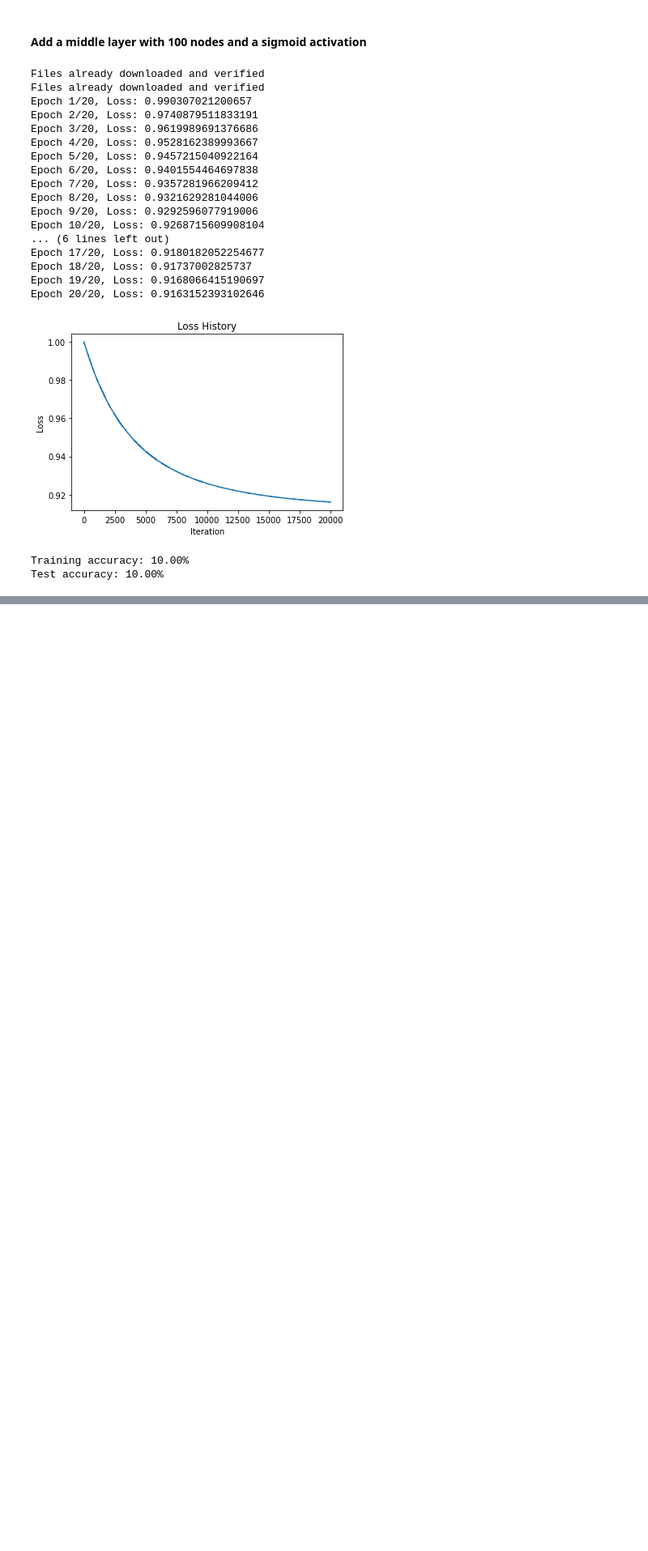
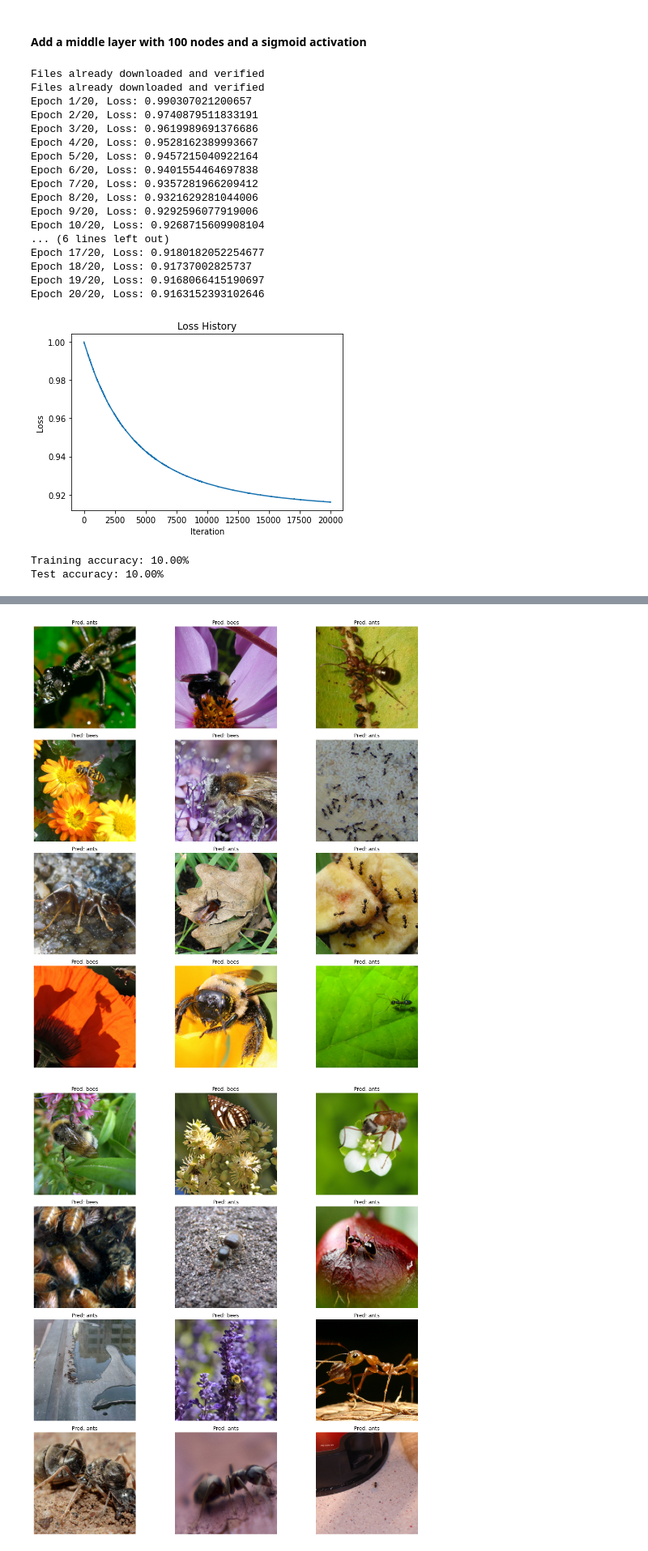
Before and after one commit to DinethraDivanjana2001/EN3166-Image-processing-and-machine-vision, a Jupyter notebook: A03 - Neural Network/210503H_a03.ipynb, the cells around one changed output, grey strips where cells are left out. Shown at 81% size. Saved outputs shown, nothing was run; the diff lists cells and outputs as text; code cells hidden in the pictures; blank space fills up the shorter version.

```diff
--- a/A03 - Neural Network/210503H_a03.ipynb
+++ b/A03 - Neural Network/210503H_a03.ipynb
@@ -320,0 +991,17 @@ Test accuracy: 10.00%
+# %%
+# Set mode for feature extraction
+fine_tuning_mode = False
+feature_extraction_mode = True
+
+model_conv = torchvision.models.resnet18(weights='IMAGENET1K_V1')
+for param in model_conv.parameters():
+    param.requires_grad = False
+
+num_ftrs = model_conv.fc.in_features
+model_conv.fc = nn.Linear(num_ftrs, len(class_names))
+
+model_conv = model_conv.to(device)
+optimizer_conv = optim.SGD(model_conv.fc.parameters(), lr=0.001, momentum=0.9)
+exp_lr_scheduler = lr_scheduler.StepLR(optimizer_conv, step_size=7, gamma=0.1)
+
+model_conv = train_model(model_conv, criterion, optimizer_conv, exp_lr_scheduler, num_epochs=10)
@@ -320,0 +1041,53 @@ Test accuracy: 10.00%
+# %%
+import numpy as np
+import matplotlib.pyplot as plt
+import torch
+
+def imshow(inp, title=None):
+    inp = inp.numpy().transpose((1, 2, 0))
+    mean = np.array([0.485, 0.456, 0.406])
+    std = np.array([0.229, 0.224, 0.225])
+    inp = std * inp + mean
+    inp = np.clip(inp, 0, 1)
+
+    plt.imshow(inp)
+    if title is not None:
+        plt.title(title)
+    plt.axis('off')
+
+def visualize_model(model, num_images=12):
+    was_training = model.training
+    model.eval()
+    images_so_far = 0
+    fig = plt.figure(figsize=(15, 15))
+
+    with torch.no_grad():
+        for i, (inputs, labels) in enumerate(dataloaders['val']):
+            inputs = inputs.to(device)
+            labels = labels.to(device)
+
+            outputs = model(inputs)
+            _, preds = torch.max(outputs, 1)
+
+            for j in range(inputs.size()[0]):
+                images_so_far += 1
+                ax = plt.subplot(4, 3, images_so_far)
+                ax.axis('off')
+                ax.set_title(f'Pred: {class_names[preds[j]]}')
+                imshow(inputs.cpu().data[j])
+
+                if images_so_far == num_images:
+                    model.train(mode=was_training)
+                    plt.tight_layout()
+                    return
+
+        model.train(mode=was_training)
+
+visualize_model(model_ft)
+visualize_model(model_conv)
+
+plt.ioff()
+plt.show()
+# %% [output]
+[figure, added]
+[figure, added]
```
Also changed, not shown: parts of 20 cells of this notebook.
